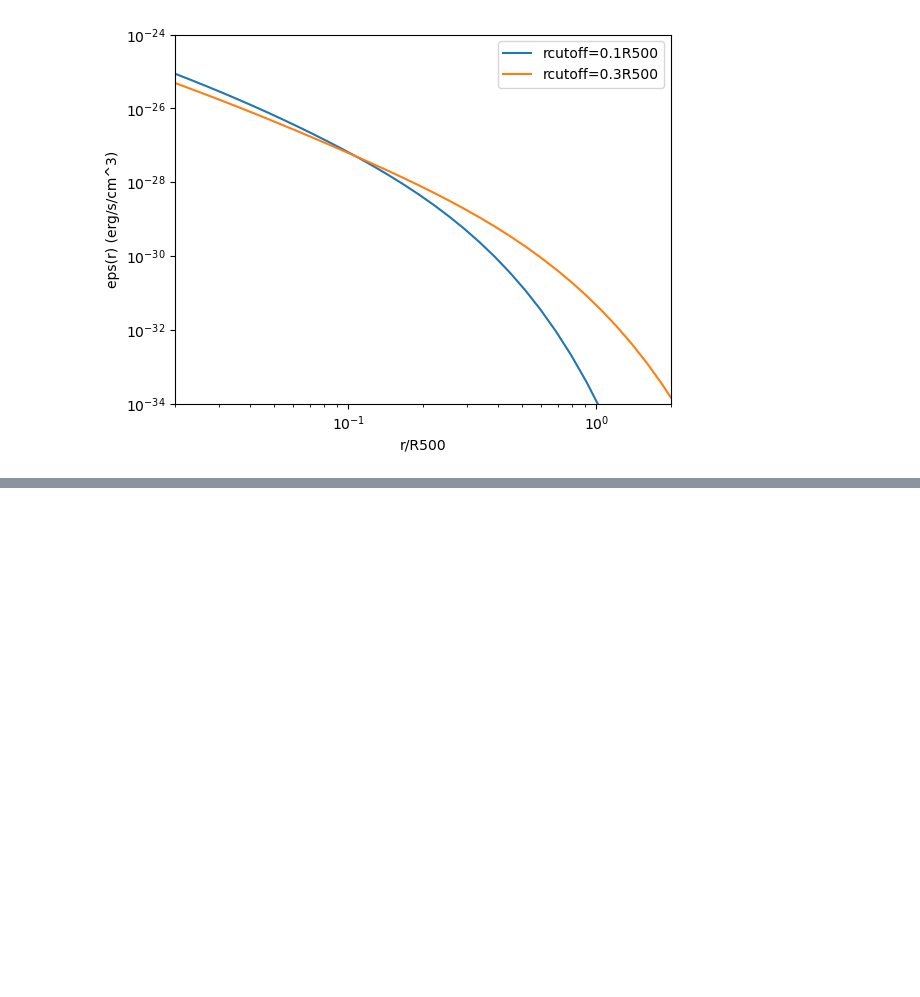
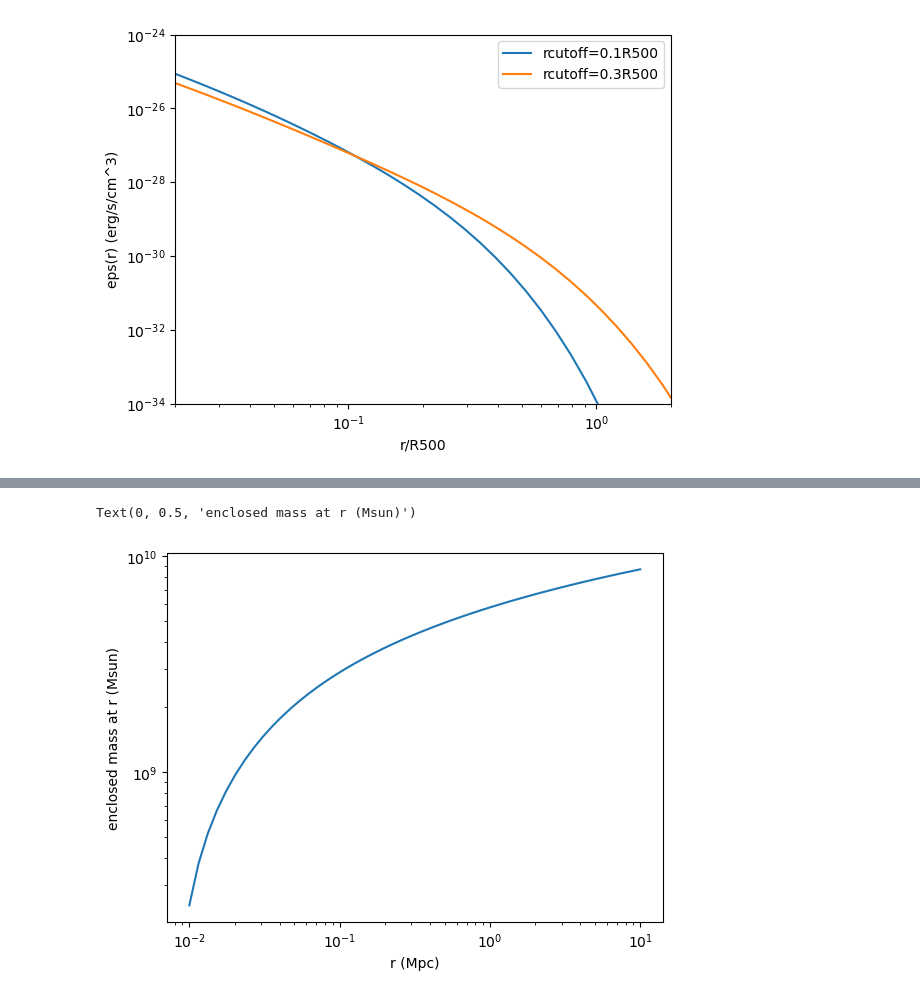
Before and after one commit to eleanorstuart/thermo-idm, a Jupyter notebook: Iqbal_AGN_heating.ipynb, the cells around one changed output, grey strips where cells are left out. Cells and saved outputs as stored; diff of their text form; code cells hidden in the pictures; blank space fills up the shorter version.

```diff
--- a/Iqbal_AGN_heating.ipynb
+++ b/Iqbal_AGN_heating.ipynb
@@ -141,0 +147,8 @@ $[1.0193399 \times 10^{42}] \; \mathrm{\frac{erg}{s}}$
+# %%
+def M_enc(r, R500, M500): #mass enclosed within radius r of an NFW profile
+    # pick scale density and radius (TODO: pick these better)
+    rho_s = 10**14 * u.Msun/(u.Mpc)**3
+    r_s = 0.01 * u.Mpc
+
+    y = r/r_s
+    return ((4 * np.pi * r_s**3 * rho_s) * (np.log(1+y) - (1/(1+y)))).to(u.Msun)
@@ -141,0 +169,15 @@ $[1.0193399 \times 10^{42}] \; \mathrm{\frac{erg}{s}}$
+# %%
+# test cluster
+R500=1*u.Mpc
+M500=2e14*u.Msun
+z=0
+
+x_vals=np.logspace(-2, 1)
+rs=x_vals*R500
+# %%
+plt.loglog(rs, M_enc(rs, R500, M500))
+plt.xlabel('r (Mpc)')
+plt.ylabel('enclosed mass at r (Msun)')
+# %% [output]
+Text(0, 0.5, 'enclosed mass at r (Msun)')
+[figure, added]
```
Also changed, not shown: parts of 15 cells of this notebook, 4 other files.
